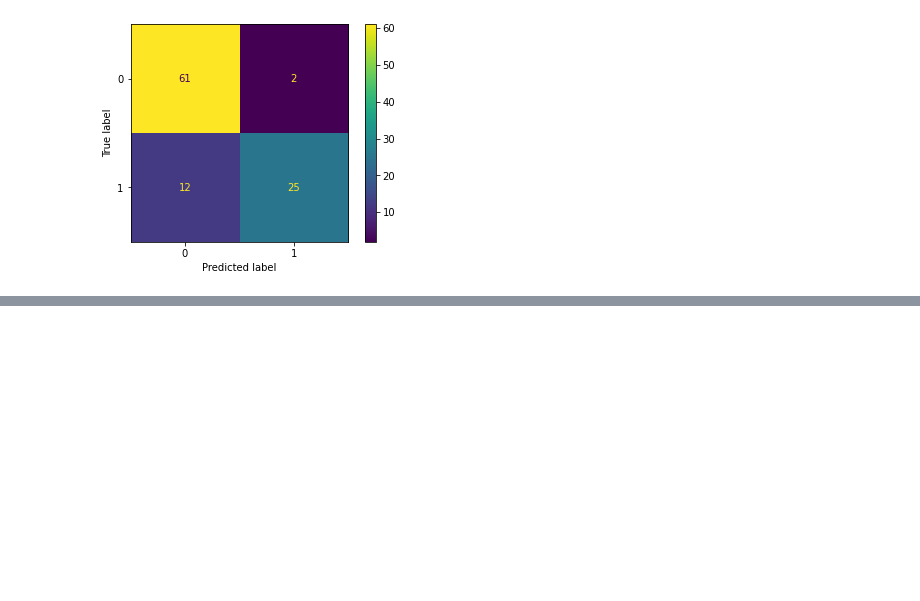
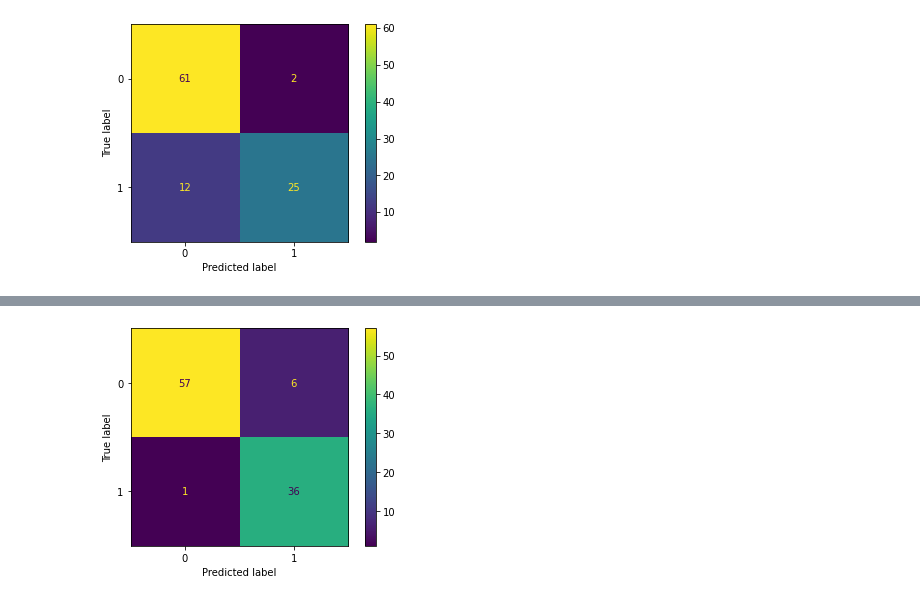
Before and after one commit to ShathishDileepa/Learn_Machine_Learning, a Jupyter notebook: Classification/Classification Algorithms.ipynb, the cells around one changed output, grey strips where cells are left out. Saved outputs shown, nothing was run; the diff lists cells and outputs as text; code cells hidden in the pictures; blank space fills up the shorter version.

```diff
--- a/Classification/Classification Algorithms.ipynb
+++ b/Classification/Classification Algorithms.ipynb
@@ -258,0 +277,58 @@ disp_logistic_reg.plot();
+# %%
+# Lets implemet SVM
+
+# import the relavent modules
+%matplotlib inline
+import numpy as np
+import pandas as pd
+import matplotlib.pyplot as plt
+import sklearn
+
+# setting a global seed
+np.random.seed(42)
+
+# Data preprocesssing
+
+# Import the data
+data = pd.read_csv('data/Logistic Regression/Social_Network_Ads.csv')
+data.head()
+
+# lets split the data to X and y
+X = data[['Age','EstimatedSalary']]
+y = data['Purchased']
+
+# Split the data into train test splits
+from sklearn.model_selection import train_test_split
+
+X_train, X_test, y_train, y_test = train_test_split(X,y, test_size=0.25)
+
+# Feature scaling, Since age and salary are not of the same scale
+from sklearn.preprocessing import StandardScaler
+
+scaler = StandardScaler()
+
+# we will fit to the Training data and use that fit to test data. Because in real life we won't get test data until after we build the model
+# and also because then if we fit to test data scale would be different than what model trained upon and might lead false predictions
+
+X_train = scaler.fit_transform(X_train)
+X_test = scaler.transform(X_test)
+
+# Now we will create the model
+from sklearn.svm import SVC
+
+model = SVC()
+
+# Fit the model
+model.fit(X_train, y_train)
+
+# lets predict values using this model
+y_pred = model.predict(X_test)
+
+# Lets see how our model has perferm using confusion matrix
+from sklearn.metrics import confusion_matrix, ConfusionMatrixDisplay
+
+conf_mat = confusion_matrix(y_true=y_test, y_pred=y_pred)
+disp_SVM = ConfusionMatrixDisplay(conf_mat)
+disp_SVM.plot();
+# %% [output]
+[figure, added]
```
Also changed, not shown: parts of 3 cells of this notebook, 2 other files.
